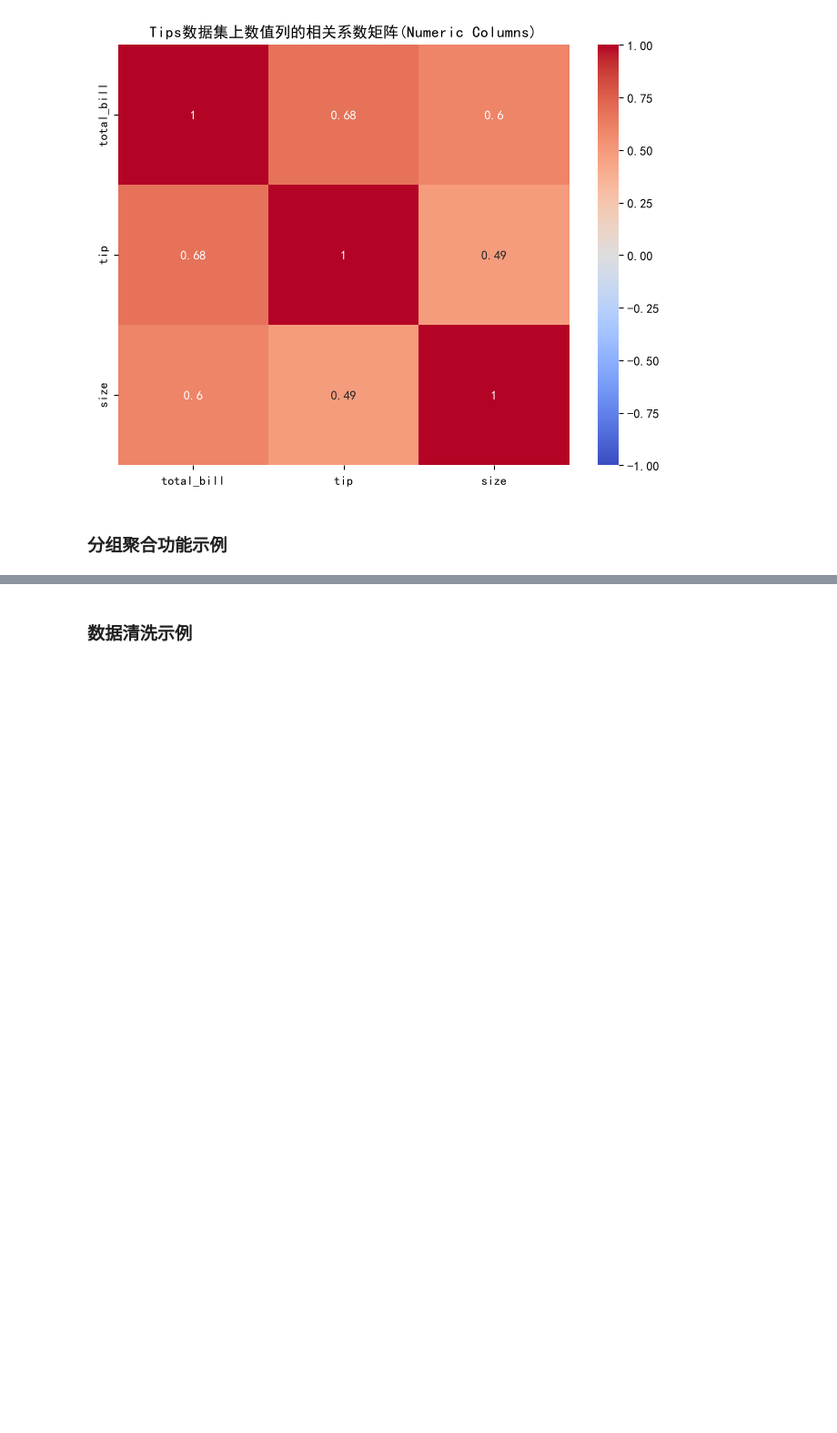
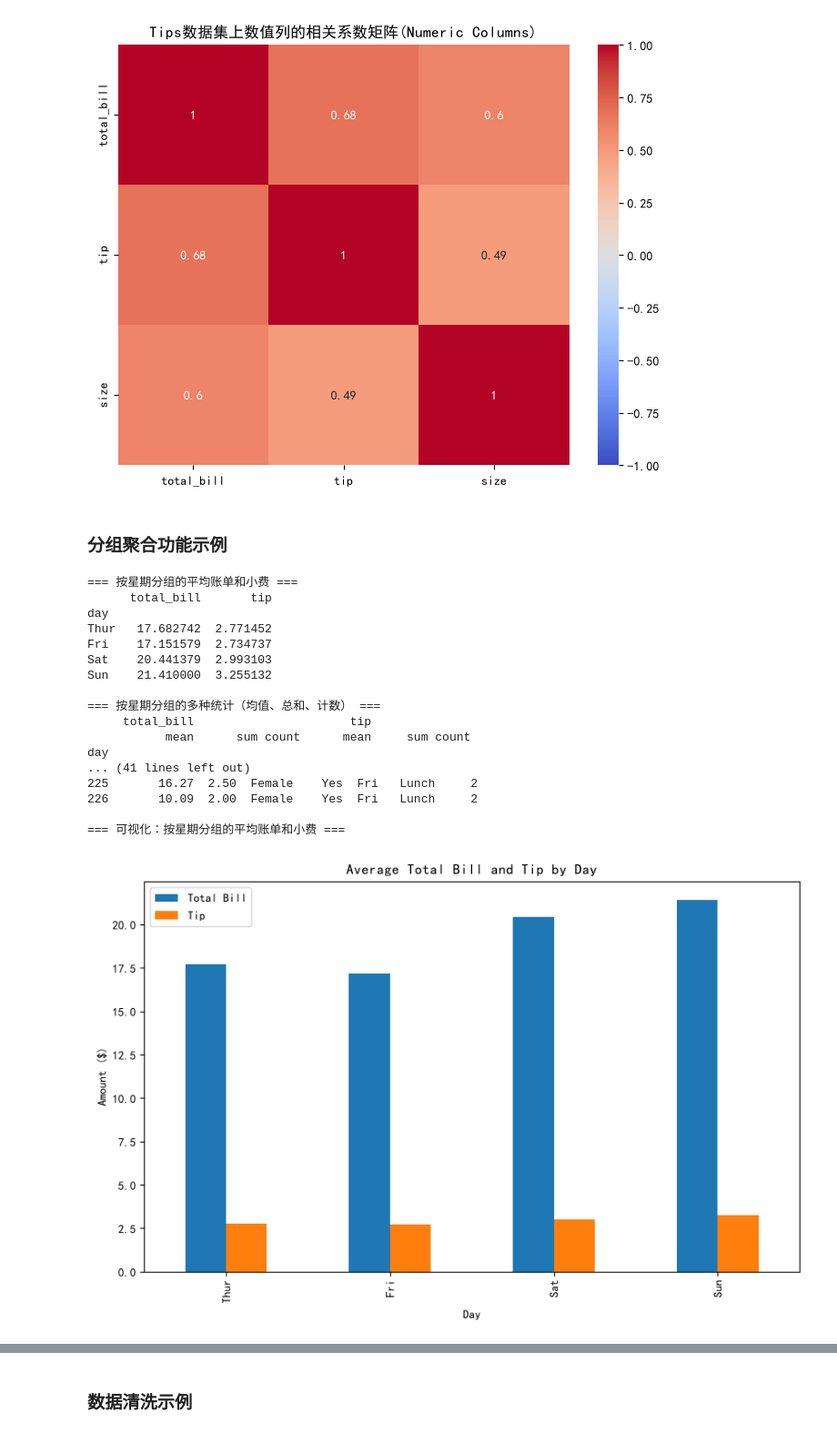
Before and after one commit to slcnx/llm-in-practise, a Jupyter notebook: ML_Basics/Pandas_Basics.ipynb, the cells around one changed output, grey strips where cells are left out. Shown at 91% size. Drawn from its saved outputs; the diff is of its cells as text; code cells hidden in the pictures; blank space fills up the shorter version.

```diff
--- a/ML_Basics/Pandas_Basics.ipynb
+++ b/ML_Basics/Pandas_Basics.ipynb
@@ -461,30 +492,55 @@ df = pd.DataFrame(tips)
 # 单列分组：按 day 分组
 print("\n=== 按星期分组的平均账单和小费 ===")
 day_group = df.groupby('day')[['total_bill', 'tip']].mean()
 print(day_group)
 
 # 多个聚合函数
 print("\n=== 按星期分组的多种统计（均值、总和、计数） ===")
 day_agg = df.groupby('day')[['total_bill', 'tip']].agg(['mean', 'sum', 'count'])
 print(day_agg)
 
 # 多列分组：按 day 和 time 分组
 print("\n=== 按星期和就餐时间分组的平均账单和小费 ===")
 day_time_group = df.groupby(['day', 'time'])[['total_bill', 'tip']].mean()
 print(day_time_group)
 
 # 自定义聚合函数：计算小费比例均值
 print("\n=== 按星期分组的小费比例均值 ===")
 def tip_ratio_mean(group):
     return (group['tip'] / group['total_bill']).mean()
 tip_ratio = df.groupby('day').apply(tip_ratio_mean)
 print(tip_ratio)
 
+# group?
+friday_group = df.groupby('day').get_group('Fri')
+print('2D friday_group\n',friday_group)
+
+
+
 # 可视化
 print("\n=== 可视化：按星期分组的平均账单和小费 ===")
 day_group.plot(kind='bar', figsize=(10, 6))
 plt.title('Average Total Bill and Tip by Day')
 plt.xlabel('Day')
 plt.ylabel('Amount ($)')
 plt.legend(['Total Bill', 'Tip'])
 plt.show()
+# %% [output]
+=== 按星期分组的平均账单和小费 ===
+      total_bill       tip
+day
+Thur   17.682742  2.771452
+Fri    17.151579  2.734737
+Sat    20.441379  2.993103
+Sun    21.410000  3.255132
+
+=== 按星期分组的多种统计（均值、总和、计数） ===
+     total_bill                      tip
+           mean      sum count      mean     sum count
+day
+... (41 lines left out)
+225       16.27  2.50  Female    Yes  Fri   Lunch     2
+226       10.09  2.00  Female    Yes  Fri   Lunch     2
+
+=== 可视化：按星期分组的平均账单和小费 ===
+[figure, added]
```
Also changed, not shown: parts of 3 cells of this notebook, 1 other file.
